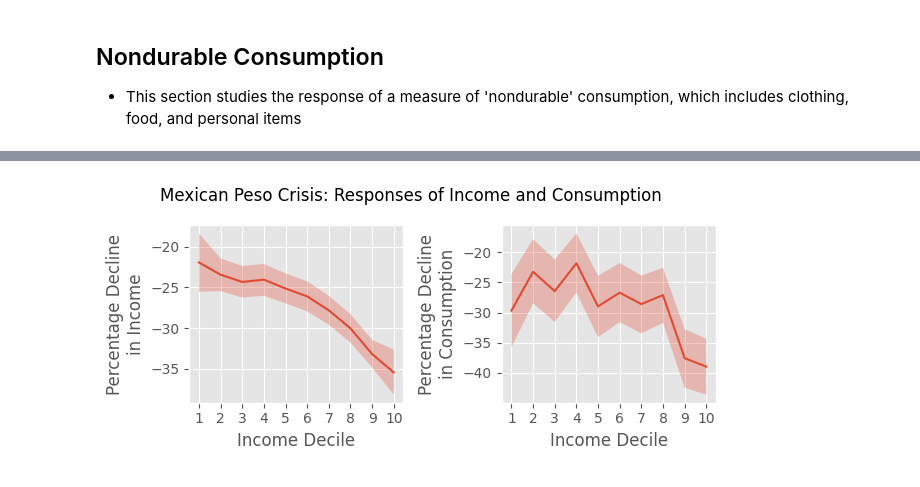
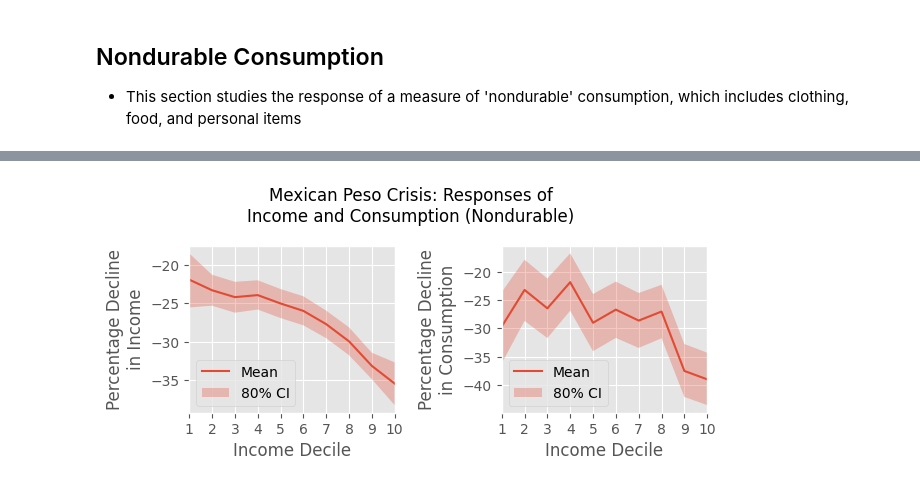
Before and after one commit to mjv2146/household-consumption, a Jupyter notebook: notebooks/03_consumption_94_96.ipynb, the cells around one changed output, grey strips where cells are left out. Drawn from its saved outputs; the diff is of its cells as text; code cells hidden in the pictures.

```diff
--- a/notebooks/03_consumption_94_96.ipynb
+++ b/notebooks/03_consumption_94_96.ipynb
@@ -307,21 +377,26 @@ coef_elasticity_mean = np.mean(coef_elasticity, axis=0)
 # %%
 deciles = np.arange(1, 11)
-plt.suptitle('Mexican Peso Crisis: Responses of Income and Consumption')
+plt.suptitle('Mexican Peso Crisis: Responses of\nIncome and Consumption (Nondurable)')
 
 plt.subplot(221)
-plt.plot(deciles, 100*coef_income_mean)
-plt.fill_between(deciles, 100*coef_income_q10, 100*coef_income_q90, alpha=0.3)
+plt.plot(deciles, 100*coef_income_mean, label='Mean')
+plt.fill_between(deciles, 100*coef_income_q10, 100*coef_income_q90, alpha=0.3, label='80% CI')
 plt.xticks(deciles)
 plt.xlabel('Income Decile')
 plt.ylabel('Percentage Decline\nin Income')
+plt.margins(x=0)
+plt.legend(loc='lower left')
 
 plt.subplot(222)
-plt.plot(deciles, 100*coef_consumption_mean)
-plt.fill_between(deciles, 100*coef_consumption_q10, 100*coef_consumption_q90, alpha=0.3)
+plt.plot(deciles, 100*coef_consumption_mean, label='Mean')
+plt.fill_between(deciles, 100*coef_consumption_q10, 100*coef_consumption_q90, alpha=0.3, label='80% CI')
 plt.xticks(deciles)
 plt.xlabel('Income Decile')
 plt.ylabel('Percentage Decline\nin Consumption')
+plt.margins(x=0)
+plt.legend(loc='lower left')
 
 plt.tight_layout()
+plt.savefig('../fig/mpc_percentchange_nondurable.png', dpi=300, bbox_inches='tight')
 # %% [output]
-[figure, old version]
+[figure, new version]
```
Also changed, not shown: parts of 18 cells of this notebook, 7 other files.
